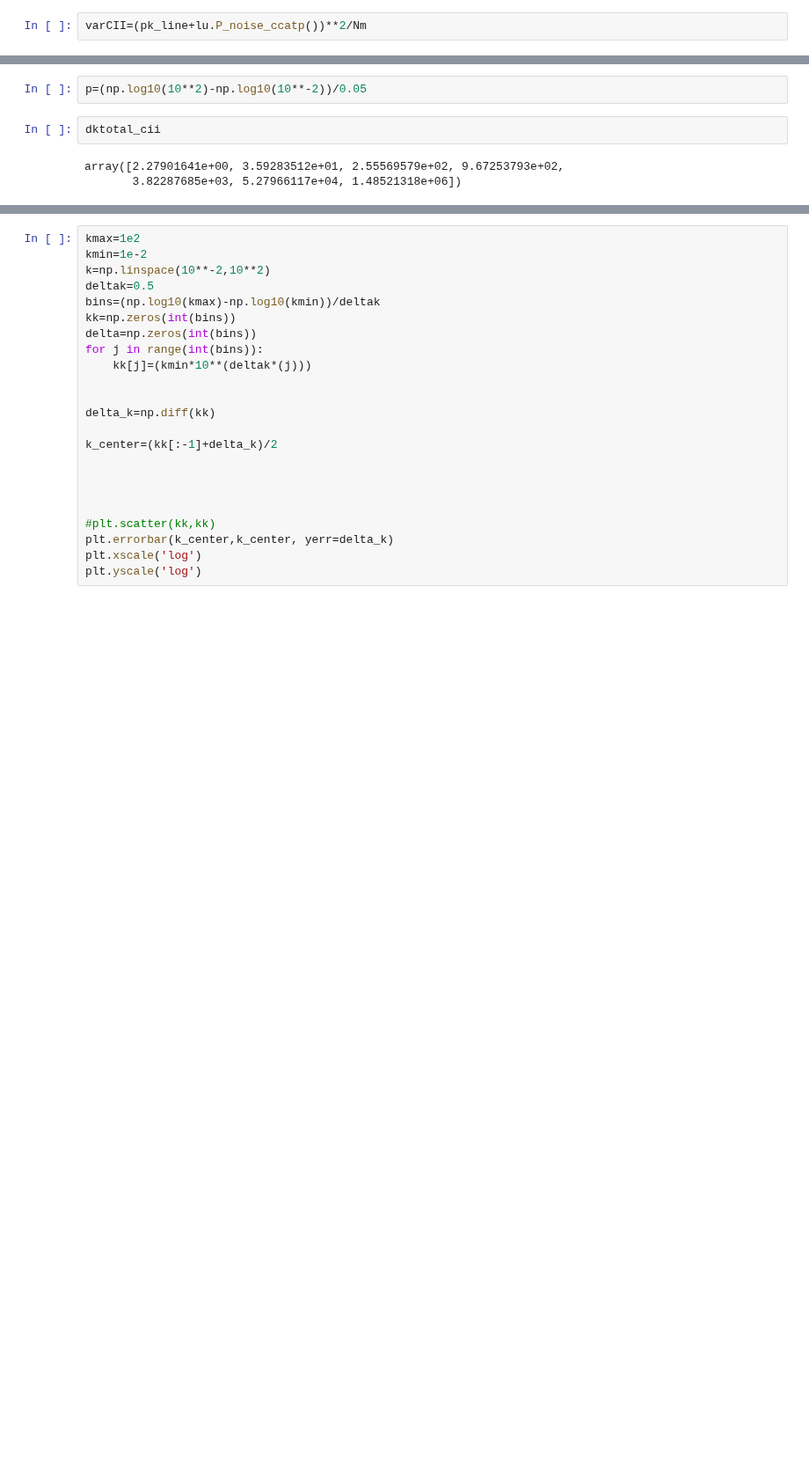
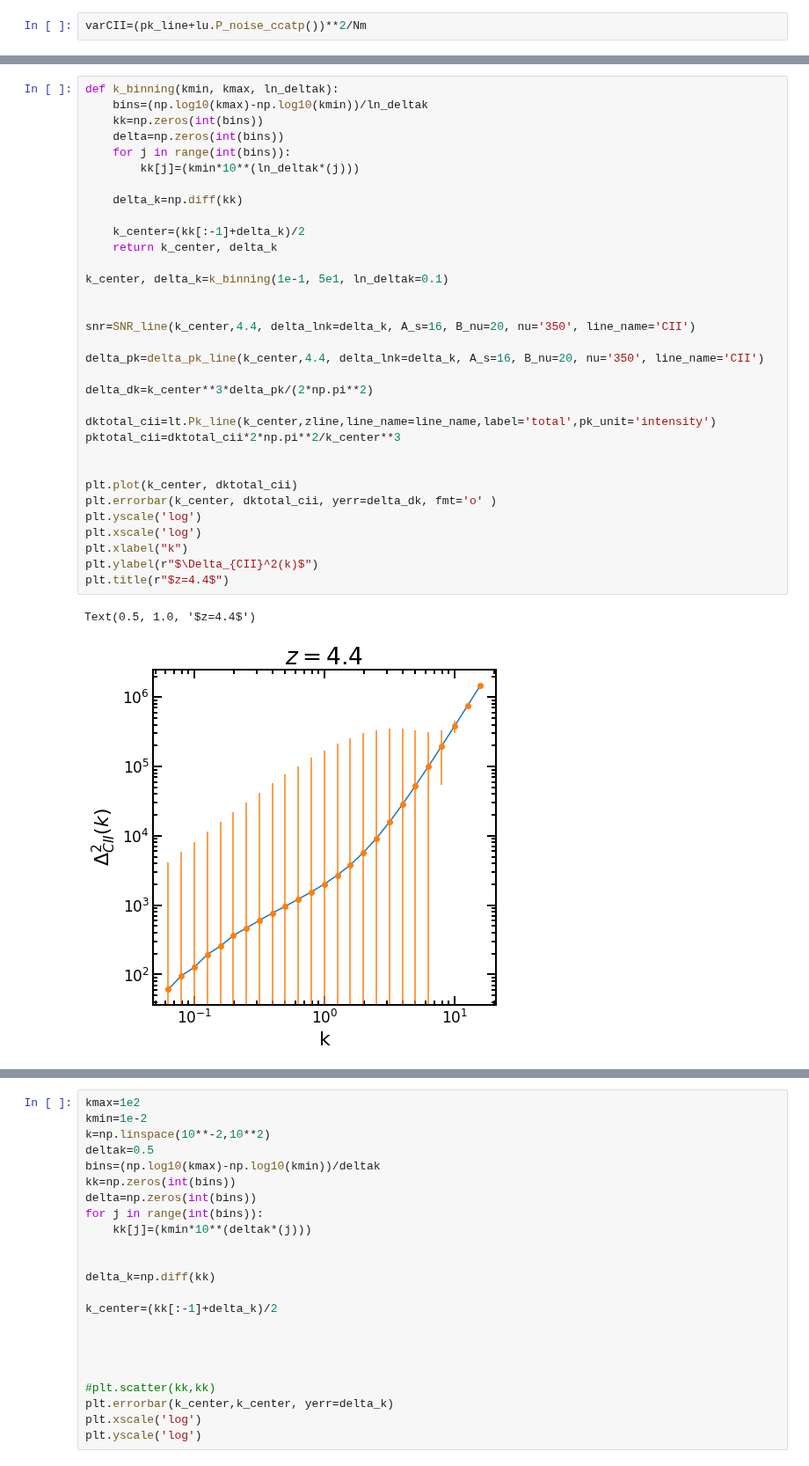
Before and after one commit to Anirbancosmo/Limpy, a Jupyter notebook: notebook/theory.ipynb, the cells around one changed output, grey strips where cells are left out. Shown at 88% size. Cells and saved outputs as stored; diff of their text form; blank space fills up the shorter version.

```diff
--- a/notebook/theory.ipynb
+++ b/notebook/theory.ipynb
@@ -332,7 +344,36 @@ plt.loglog(k_center,snr)
-# %%
-p=(np.log10(10**2)-np.log10(10**-2))/0.05
-# %%
-dktotal_cii
-# %% [output]
-array([2.27901641e+00, 3.59283512e+01, 2.55569579e+02, 9.67253793e+02,
-       3.82287685e+03, 5.27966117e+04, 1.48521318e+06])
+# %%
+def k_binning(kmin, kmax, ln_deltak):
+    bins=(np.log10(kmax)-np.log10(kmin))/ln_deltak
+    kk=np.zeros(int(bins))
+    delta=np.zeros(int(bins))
+    for j in range(int(bins)):
+        kk[j]=(kmin*10**(ln_deltak*(j)))
+
+    delta_k=np.diff(kk)
+
+    k_center=(kk[:-1]+delta_k)/2
+    return k_center, delta_k
+
+k_center, delta_k=k_binning(1e-1, 5e1, ln_deltak=0.1)
+
+
+snr=SNR_line(k_center,4.4, delta_lnk=delta_k, A_s=16, B_nu=20, nu='350', line_name='CII')
+
+delta_pk=delta_pk_line(k_center,4.4, delta_lnk=delta_k, A_s=16, B_nu=20, nu='350', line_name='CII')
+
+delta_dk=k_center**3*delta_pk/(2*np.pi**2)
+
+dktotal_cii=lt.Pk_line(k_center,zline,line_name=line_name,label='total',pk_unit='intensity')
+pktotal_cii=dktotal_cii*2*np.pi**2/k_center**3
+
+
+plt.plot(k_center, dktotal_cii)
+plt.errorbar(k_center, dktotal_cii, yerr=delta_dk, fmt='o' )
+plt.yscale('log')
+plt.xscale('log')
+plt.xlabel("k")
+plt.ylabel(r"$\Delta_{CII}^2(k)$")
+plt.title(r"$z=4.4$")
+# %% [output]
+Text(0.5, 1.0, '$z=4.4$')
+[figure, added]
```
Also changed, not shown: parts of 12 cells of this notebook, 4 other files.
